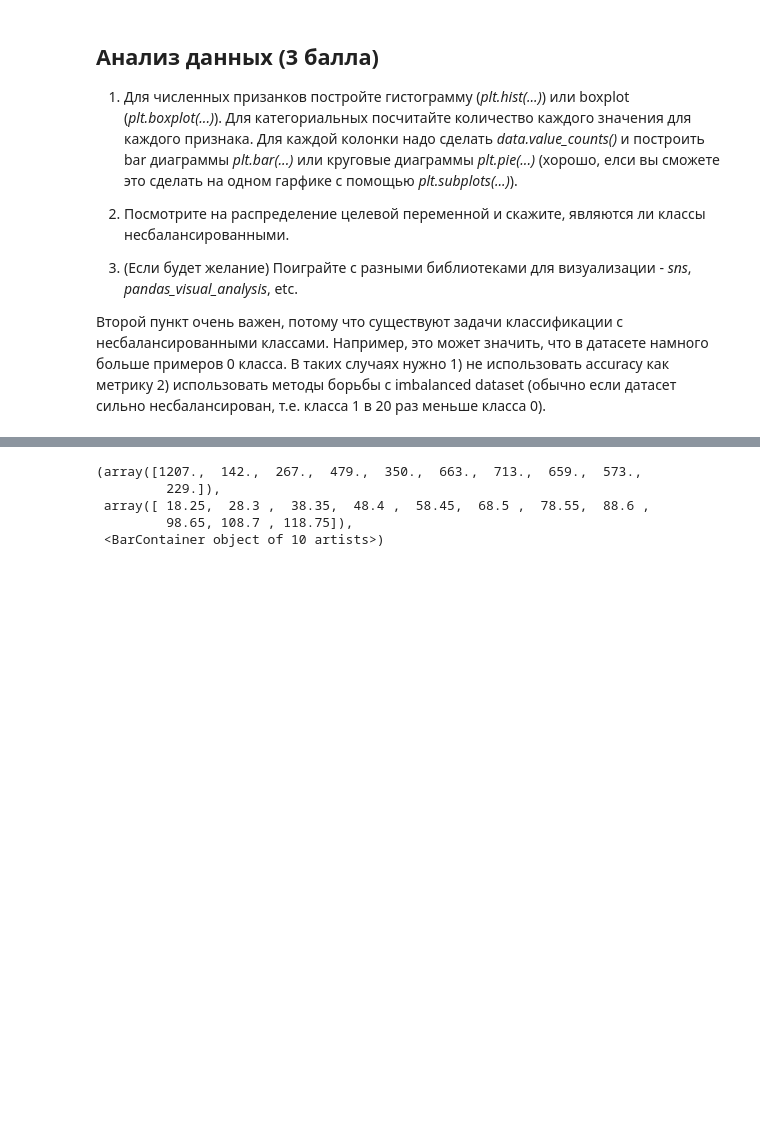
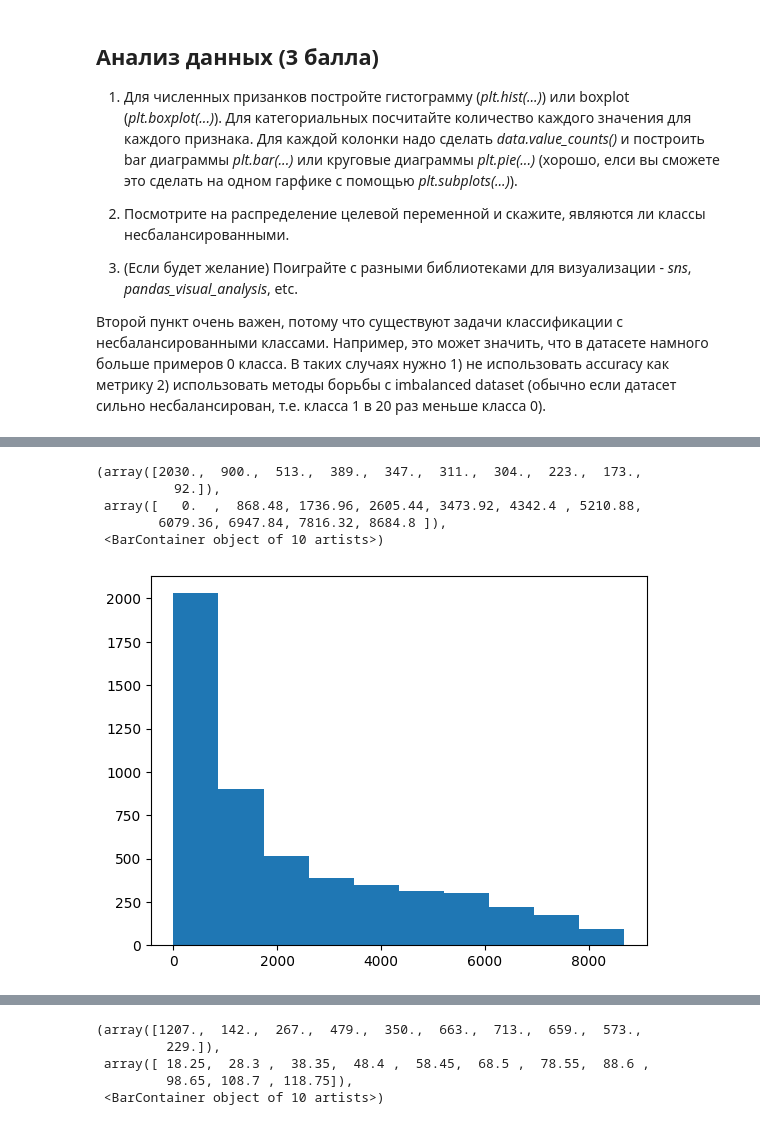
Before and after one commit to tmo3zy/colab_notebooks, a Jupyter notebook: week_03_composition_model_selection/Homework/hw_3_kaggle.ipynb, the cells around one changed output, grey strips where cells are left out. Saved outputs shown, nothing was run; the diff lists cells and outputs as text; code cells hidden in the pictures; blank space fills up the shorter version.

```diff
--- a/week_03_composition_model_selection/Homework/hw_3_kaggle.ipynb
+++ b/week_03_composition_model_selection/Homework/hw_3_kaggle.ipynb
@@ -242,0 +255,9 @@ data
+# %%
+plt.hist(data['TotalSpent'])
+# %% [output]
+(array([2030.,  900.,  513.,  389.,  347.,  311.,  304.,  223.,  173.,
+          92.]),
+ array([   0.  ,  868.48, 1736.96, 2605.44, 3473.92, 4342.4 , 5210.88,
+        6079.36, 6947.84, 7816.32, 8684.8 ]),
+ <BarContainer object of 10 artists>)
+[figure, added]
```
Also changed, not shown: parts of 17 cells of this notebook.
